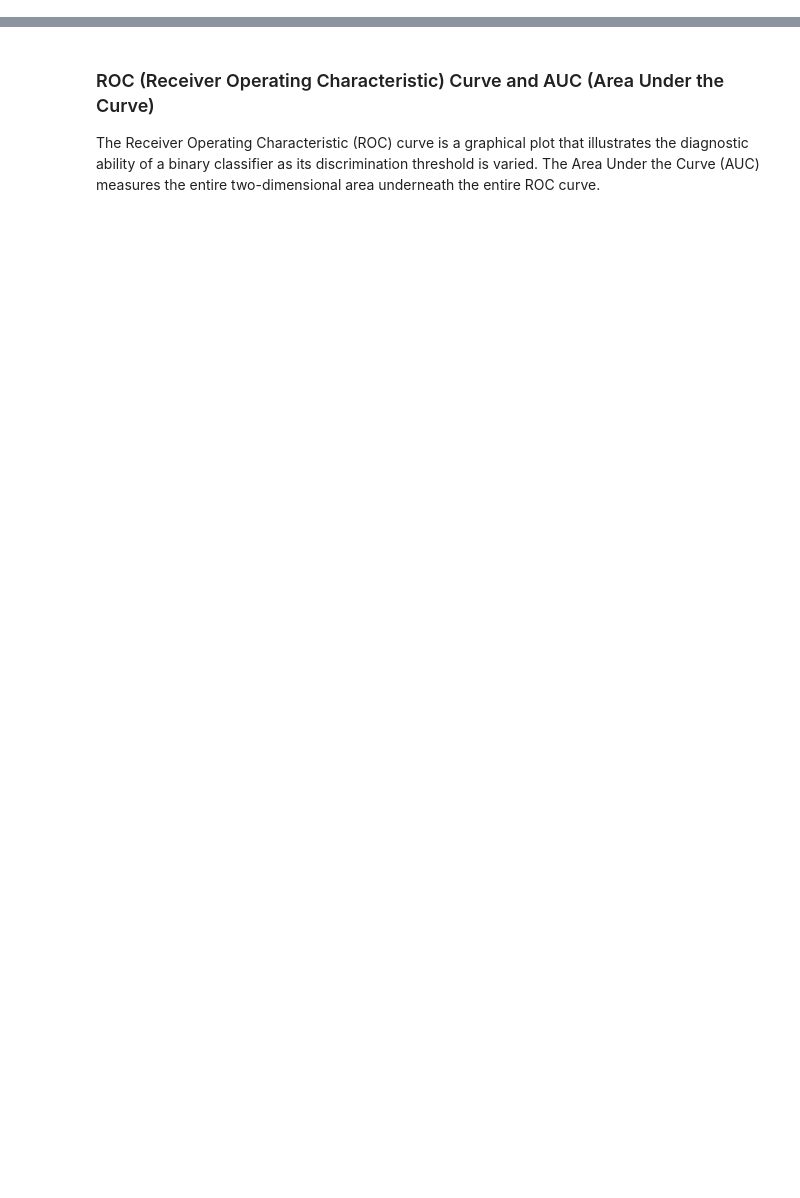
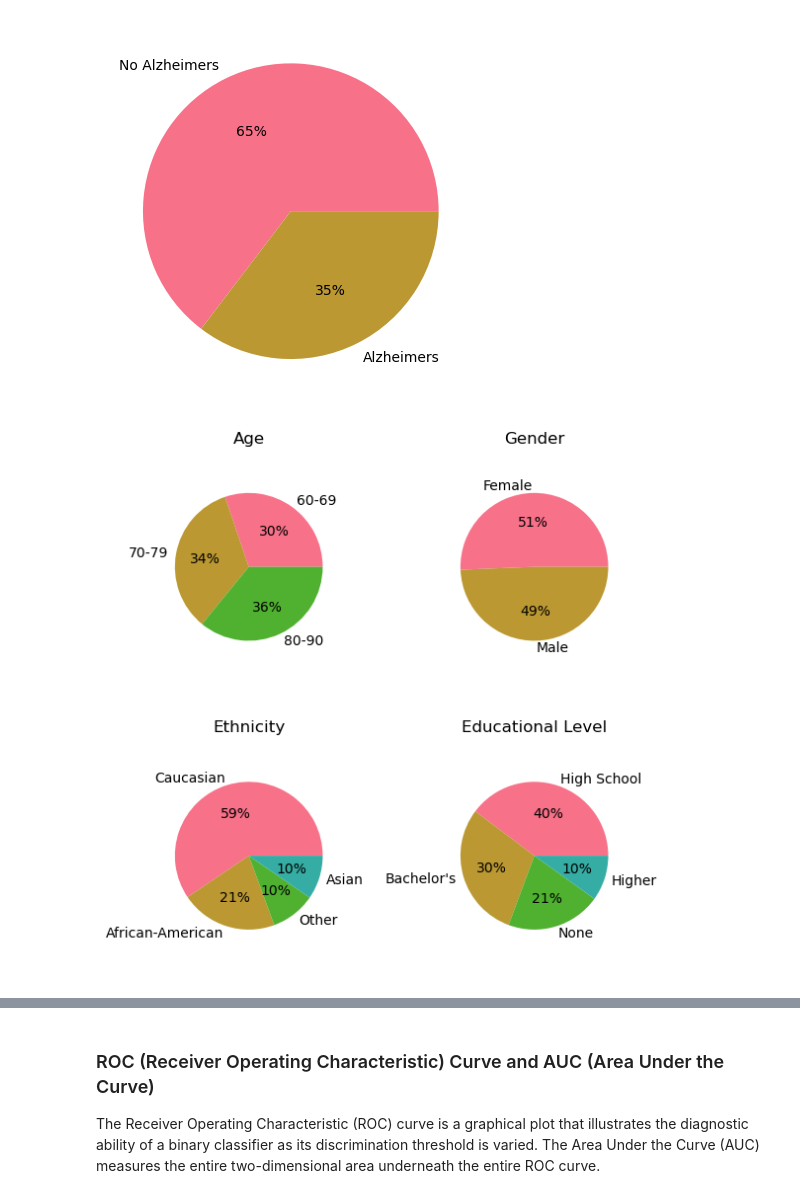
Before and after one commit to tarsian/Project-4-Alzheimers, a Jupyter notebook: Alzheimer's Disease.ipynb, the cells around one changed output, grey strips where cells are left out. Drawn from its saved outputs; the diff is of its cells as text; code cells hidden in the pictures; blank space fills up the shorter version.

```diff
--- a/Alzheimer's Disease.ipynb
+++ b/Alzheimer's Disease.ipynb
@@ -247,0 +90,37 @@ weighted avg       0.95      0.95      0.95       416
+# %%
+palette_color = sns.color_palette('husl')
+plt.pie(alzheimers_df['Diagnosis'].value_counts(), labels=['No Alzheimers','Alzheimers'], colors=palette_color, autopct='%.0f%%')
+plt.show()
+
+# Define colors palette
+colors = sns.color_palette('husl')
+
+# Create subplots with 2 rows and 2 columns
+fig, axs = plt.subplots(2, 2, figsize=(6,6))
+
+# Pie chart for Age
+alzheimers_df['bins'] = pd.cut(alzheimers_df['Age'], bins=[60, 69, 79, 90], labels=["60-69", "70-79", "80-90"])
+axs[0, 0].pie(alzheimers_df.groupby('bins').size(), labels=alzheimers_df.groupby('bins').size().index, colors=colors, autopct='%.0f%%',radius=0.8)
+axs[0, 0].set_title("Age")
+
+# Pie chart for Gender
+axs[0, 1].pie(alzheimers_df['Gender'].value_counts(), labels=['Female', 'Male'], colors=colors, autopct='%.0f%%',radius=0.8)
+axs[0, 1].set_title("Gender")
+
+# Pie chart for Ethnicity
+axs[1, 0].pie(alzheimers_df['Ethnicity'].value_counts(), labels=['Caucasian', 'African-American', 'Other', 'Asian'], colors=colors, autopct='%.0f%%',radius=0.8)
+axs[1, 0].set_title("Ethnicity")
+
+# Pie chart for Educational Level
+axs[1, 1].pie(alzheimers_df['EducationLevel'].value_counts(), labels=['High School', "Bachelor's", 'None', 'Higher'], colors=colors, autopct='%.0f%%',radius=0.8)
+axs[1, 1].set_title("Educational Level")
+
+# Remove the 'bins' column from the data
+alzheimers_df.drop(['bins'], axis=1, inplace=True)
+
+# Adjust layout and display
+plt.tight_layout()
+plt.show()
+# %% [output]
+[figure, added]
+[figure, added]
```
Also changed, not shown: parts of 60 cells of this notebook, 12 other files.
